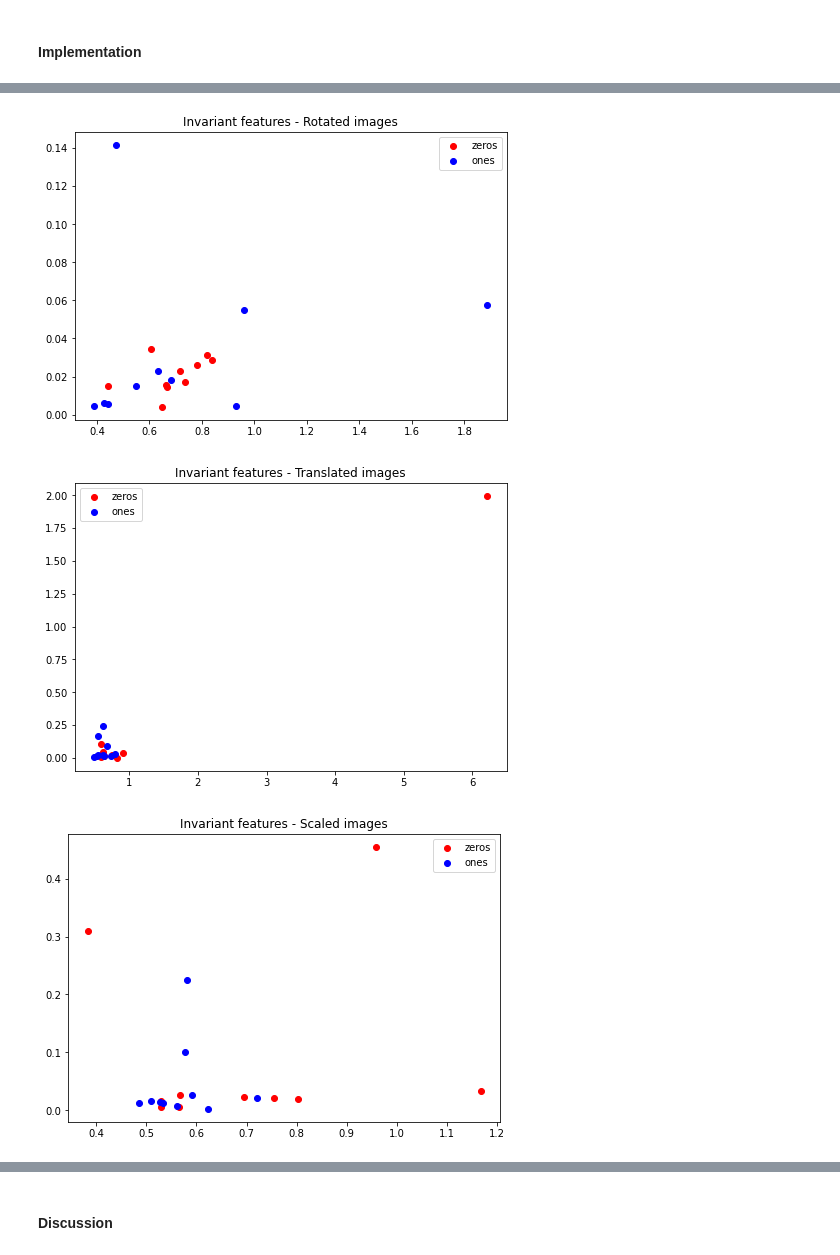
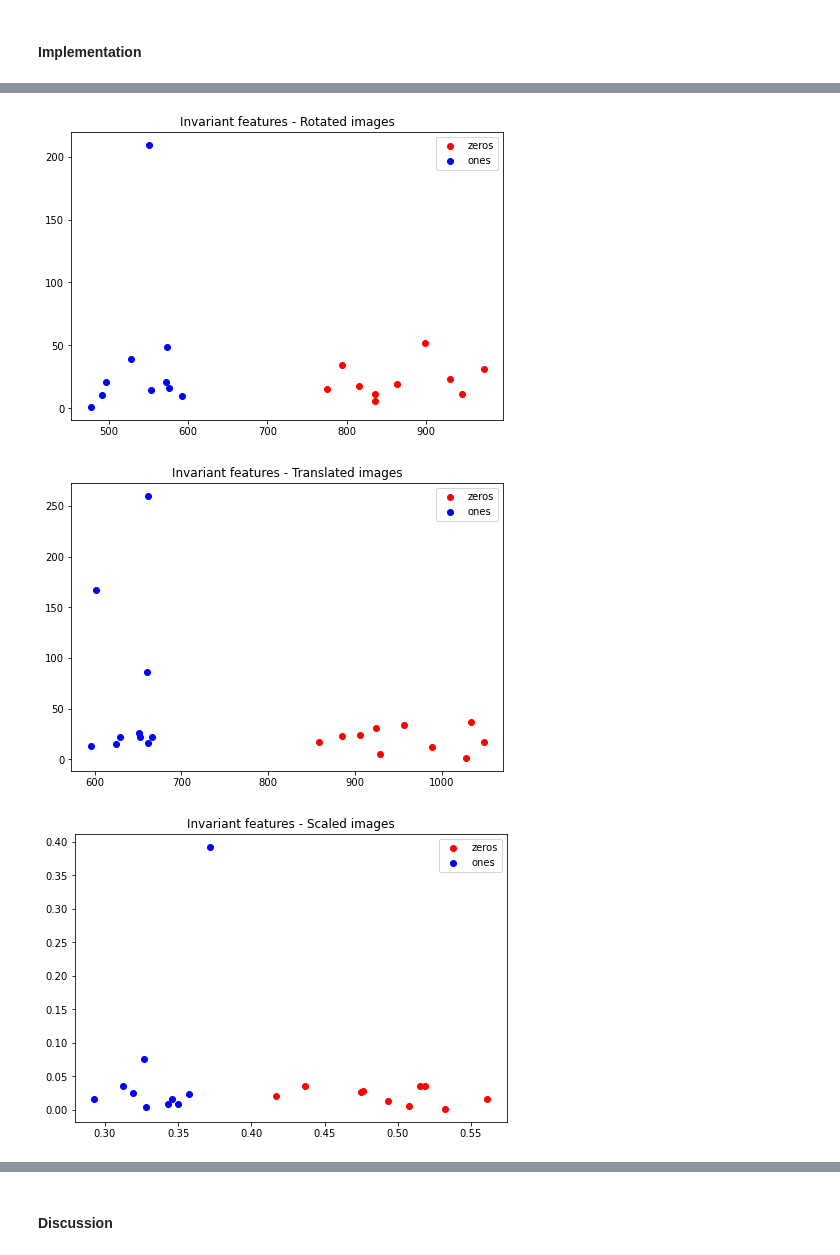
Before and after one commit to tobiasforest/iapr, a Jupyter notebook: labs/lab_02_object_description.ipynb, the cells around one changed output, grey strips where cells are left out. Cells and saved outputs as stored; diff of their text form; code cells hidden in the pictures.

```diff
--- a/labs/lab_02_object_description.ipynb
+++ b/labs/lab_02_object_description.ipynb
@@ -382,0 +383,24 @@ transformed_images_ones = [random_scale(random_translate(random_rotate(img))) fo
+# %%
+fig, axes = plt.subplots(5, len(zeros_im), figsize=(14, 10))
+for ax, im, nm in zip(axes[0], zeros_im, zeros_names):
+    ax.imshow(im, cmap='gray')
+    ax.axis('off')
+    ax.set_title(nm)
+for ax, im, nm in zip(axes[1], translated_images_zeros, zeros_names):
+    ax.imshow(im, cmap='gray')
+    ax.axis('off')
+    ax.set_title("$T_1$(" + nm + ")")
+for ax, im, nm in zip(axes[2], rotated_images_zeros, zeros_names):
+    ax.imshow(im, cmap='gray')
+    ax.axis('off')
+    ax.set_title("$T_2$(" + nm + ")")
+for ax, im, nm in zip(axes[3], scaled_images_zeros, zeros_names):
+    ax.imshow(im, cmap='gray')
+    ax.axis('off')
+    ax.set_title("$T_3$(" + nm + ")")
+for ax, im, nm in zip(axes[4], transformed_images_zeros, zeros_names):
+    ax.imshow(im, cmap='gray')
+    ax.axis('off')
+    ax.set_title("$T_4$(" + nm + ")")
+fig.suptitle("Preprocessed images")
+plt.show()
@@ -383,28 +411,43 @@ transformed_images_ones = [random_scale(random_translate(random_rotate(img))) fo
+# %%
+def get_invariant_features(img, translation=True, rotation=True, scale=True):
+    descriptors = get_descriptors(img)
+    if translation:
+        pass
+    if rotation:
+        pass
+    if scale:
+        next_descriptors = np.roll(descriptors, 1)
+        for i, descriptor in enumerate(next_descriptors):
+            if descriptor == 0:
+                 next_descriptors[i] = np.nonzero(next_descriptors[i:-1])[0][0]
+        descriptors = descriptors / next_descriptors
+
+    return extract_features(descriptors)
 # %%
 # For each of the 4 sets of "0"s and "1"s above, you should find the invaiant features
 # and make a plot (similar to section 1.4) - 4 plots in total!
 # Use a proper labeling/legend for the plots!
 
 
 def plot_invariant_features(images_zeros, images_ones, inv_to_rotation, inv_to_translation, inv_to_scale, title):
     zeros_features = [get_invariant_features(img, inv_to_rotation, inv_to_translation, inv_to_scale) for img in images_zeros]
     ones_features = [get_invariant_features(img, inv_to_rotation, inv_to_translation, inv_to_scale) for img in images_ones]
     zeros_f1, zeros_f2 = zip(*zeros_features)
     ones_f1, ones_f2 = zip(*ones_features)
 
     fig = plt.figure()
     ax = fig.add_axes([0, 0, 1, 1])
     ax.scatter(zeros_f1, zeros_f2, color='r', label='zeros')
     ax.scatter(ones_f1, ones_f2, color='b', label='ones')
     ax.legend(loc='best')
     plt.title(title)
     plt.show()
 
-plot_invariant_features(rotated_images_zeros, rotated_images_ones, True, True, True, "Invariant features - Rotated images")
-plot_invariant_features(translated_images_zeros, translated_images_ones, True, True, True, "Invariant features - Translated images")
-plot_invariant_features(scaled_images_zeros, scaled_images_ones, True, True, True, "Invariant features - Scaled images")
+plot_invariant_features(rotated_images_zeros, rotated_images_ones, False, True, False, "Invariant features - Rotated images")
+plot_invariant_features(translated_images_zeros, translated_images_ones, True, False, False, "Invariant features - Translated images")
+plot_invariant_features(scaled_images_zeros, scaled_images_ones, False, False, True, "Invariant features - Scaled images")
 plot_invariant_features(transformed_images_zeros, transformed_images_ones, True, True, True, "Invariant features - Transformed images")
 # %% [output]
-[figure, old version]
+[figure, new version]
-[figure, old version]
+[figure, new version]
-[figure, old version]
+[figure, new version]
```
Also changed, not shown: parts of 9 cells of this notebook.
